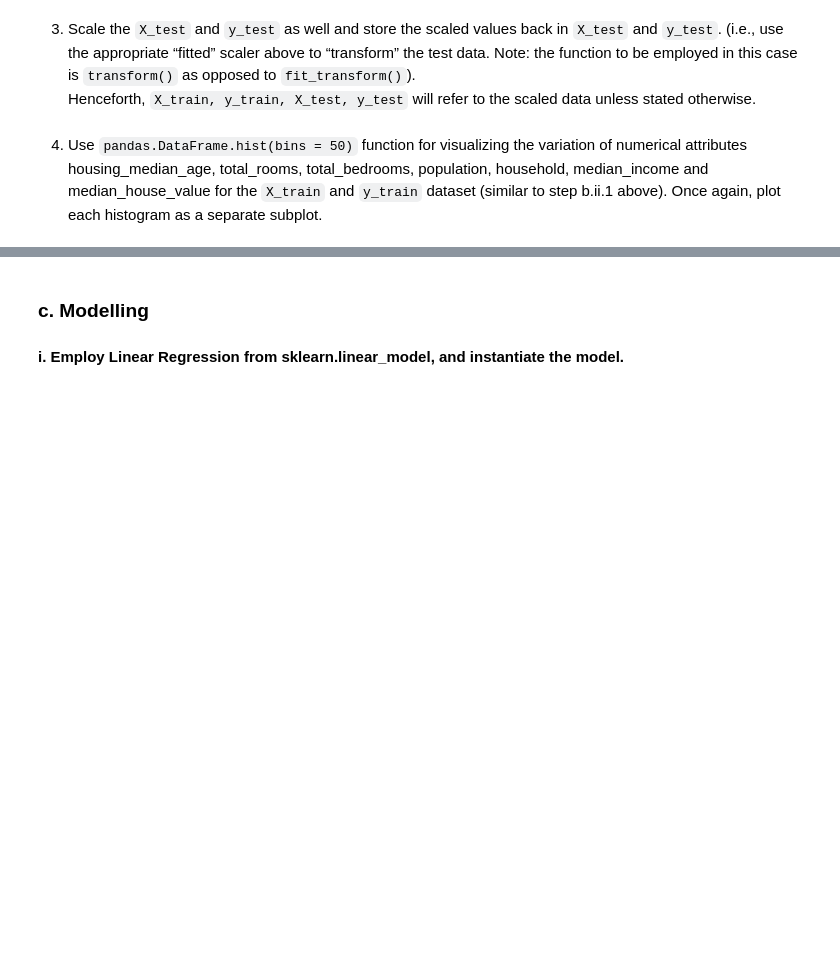
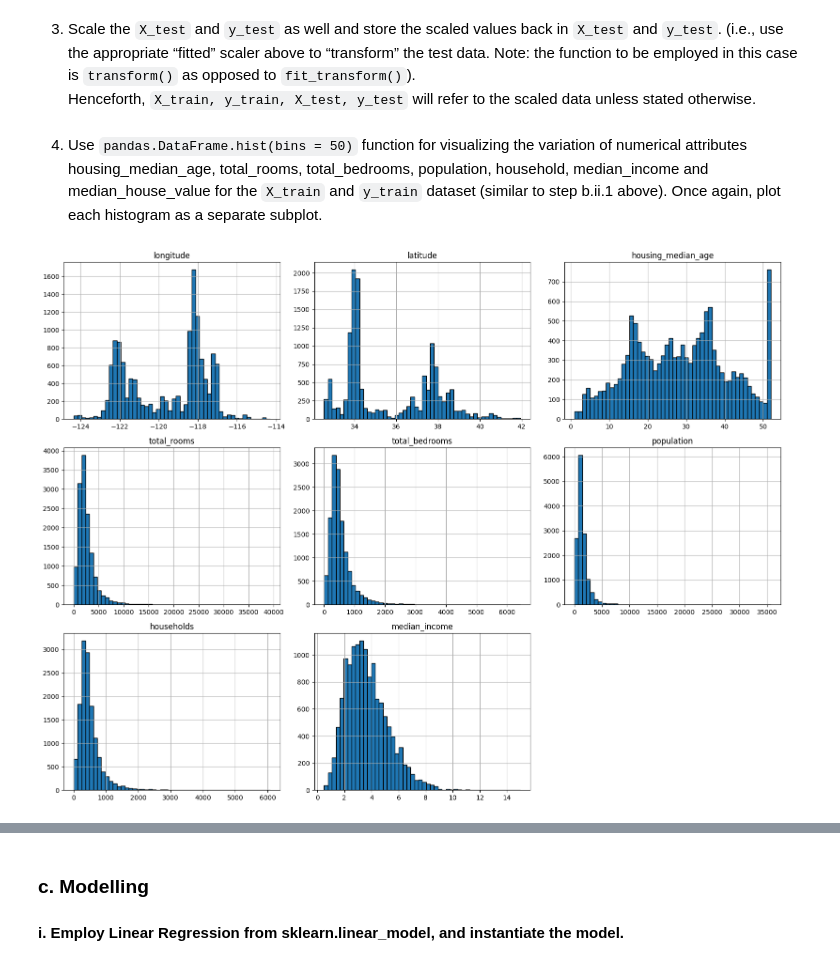
Before and after one commit to TRIPLE-A332/Stevens_IT-MS_in_CS, a Jupyter notebook: FALL_24/CS556_Mathematical_ML/HW/hw3/Q1/Q1.ipynb, the cells around one changed output, grey strips where cells are left out. Saved outputs shown, nothing was run; the diff lists cells and outputs as text; code cells hidden in the pictures; blank space fills up the shorter version.

```diff
--- a/FALL_24/CS556_Mathematical_ML/HW/hw3/Q1/Q1.ipynb
+++ b/FALL_24/CS556_Mathematical_ML/HW/hw3/Q1/Q1.ipynb
@@ -124,6 +170,12 @@ You can then find the upper and lower limit by adding and subtracting 1.5*iqr to
 # %% [markdown]
 3. Use `pandas.get_dummies` to convert categorical variables into dummy /one-hot encoding. In this case the categorical column is ocean_proximity
+# %%
+X = pd.get_dummies(X, columns=['ocean_proximity'], drop_first=True)
 # %% [markdown]
 #### iii. Data Splitting
 
 1. Split data into training and test sets using the sklearn `train_test_split()` function. Perform 70-30 distribution i.e. 70% training and 30% testing. The result of your data split should yield 4 separate data frames `X_train, X_test, y_train, y_test`. (respectively, the training features, testing features, training targets and testing target).
+# %%
+X_train, X_test, y_train, y_test = train_test_split(X, y, test_size=0.3, random_state=42)
+
+X_train.shape, X_test.shape, y_train.shape, y_test.shape
@@ -139,2 +201,8 @@ Henceforth, `X_train, y_train, X_test, y_test` will refer to the scaled data unl
 # %% [markdown]
 4. Use `pandas.DataFrame.hist(bins = 50)` function for visualizing the variation of numerical attributes housing_median_age, total_rooms, total_bedrooms, population, household, median_income and median_house_value for the `X_train` and `y_train` dataset (similar to step b.ii.1 above). Once again, plot each histogram as a separate subplot.
+# %%
+X_train.hist(bins=50, figsize=(16, 12), edgecolor='black')
+plt.tight_layout()
+plt.show()
+# %% [output]
+[figure, added]
```
Also changed, not shown: parts of 23 cells of this notebook.
